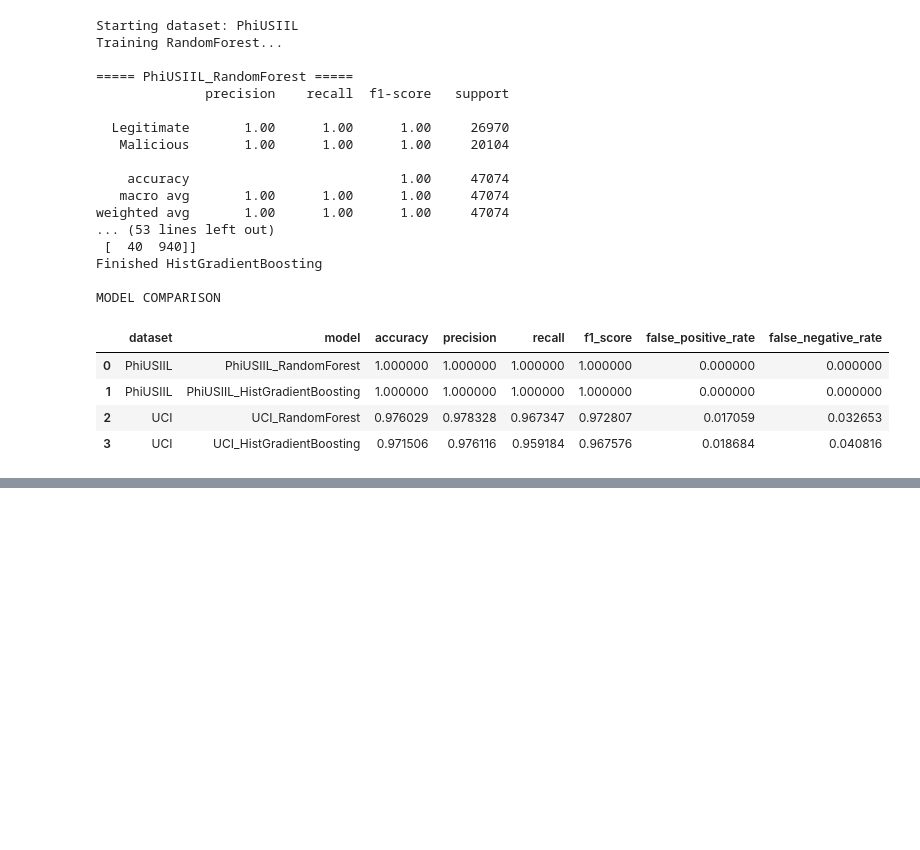
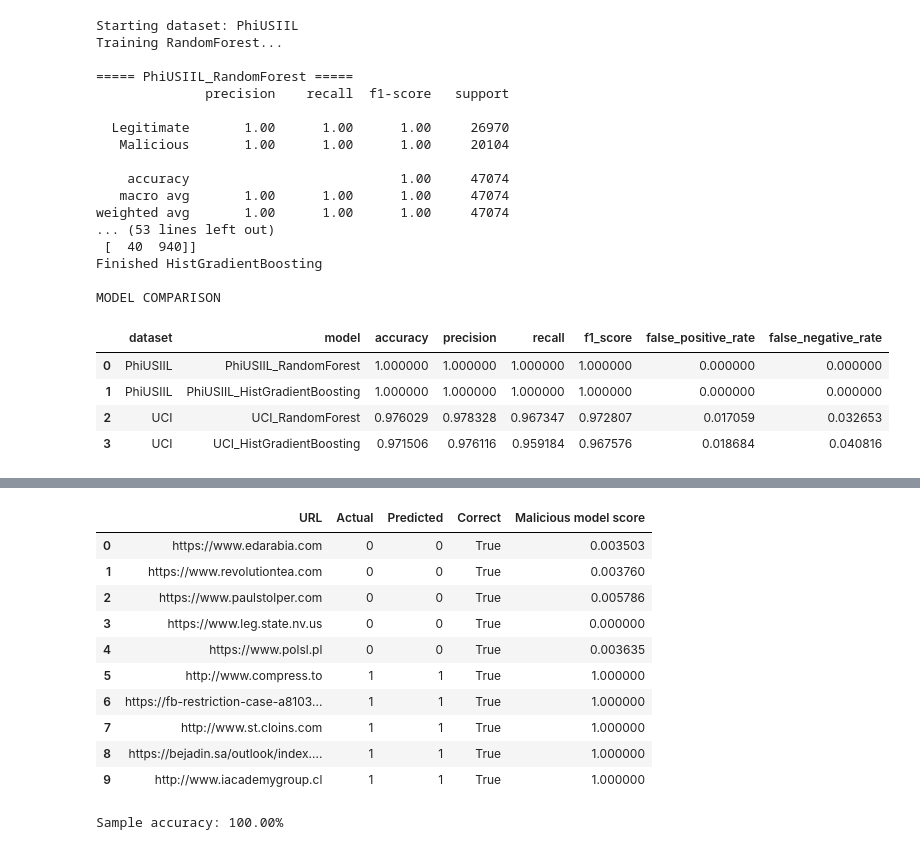
Before and after one commit to dinesha-06/CYBERGUARD, a Jupyter notebook: malicious_url/notebooks/03_model_training.ipynb, the cells around one changed output, grey strips where cells are left out. Drawn from its saved outputs; the diff is of its cells as text; code cells hidden in the pictures; blank space fills up the shorter version.

Commit message:
Add consistent malicious URL detection model

```diff
--- a/malicious_url/notebooks/03_model_training.ipynb
+++ b/malicious_url/notebooks/03_model_training.ipynb
@@ -249,0 +582,15 @@ MODEL COMPARISON
+# %%
+loaded_model = joblib.load(MODEL_PATH)
+
+with open(FEATURE_PATH, "r", encoding="utf-8") as f:
+    loaded_features = json.load(f)
+
+assert loaded_features == url_only_features
+
+test_row = X_test.iloc[[0]]
+prediction = loaded_model.predict(test_row)[0]
+
+print("Test URL:", work.loc[test_row.index[0], "URL"])
+print("Prediction:", "Malicious" if prediction == 1 else "Legitimate")
+print("True label:", "Malicious" if y_test.iloc[0] == 1 else "Legitimate")
+print("Reload verification: passed")
@@ -249,0 +704,45 @@ MODEL COMPARISON
+# %%
+import pandas as pd
+
+DATA_PATH = (
+    PROJECT_DIR / "malicious_url" / "data" /
+    "processed" / "phiusiil_clean.csv"
+)
+
+df = pd.read_csv(DATA_PATH)
+
+# Select 5 examples from each class.
+samples = pd.concat([
+    df[df["cyberguard_label"] == 0].sample(
+        n=5, random_state=10
+    ),
+    df[df["cyberguard_label"] == 1].sample(
+        n=5, random_state=10
+    )
+])
+
+test_results = []
+
+for _, row in samples.iterrows():
+    result = test_url(str(row["URL"]))
+
+    if result is not None:
+        actual = int(row["cyberguard_label"])
+
+        test_results.append({
+            "URL": row["URL"],
+            "Actual": actual,
+            "Predicted": result["prediction"],
+            "Correct": actual == result["prediction"],
+            "Malicious model score": result["malicious_score"]
+        })
+
+test_df = pd.DataFrame(test_results)
+display(test_df)
+
+if not test_df.empty:
+    print(
+        "Sample accuracy:",
+        f"{test_df['Correct'].mean():.2%}"
+    )
+# %% [output]
@@ -249,0 +766,12 @@ MODEL COMPARISON
+|  | URL | Actual | Predicted | Correct | Malicious model score |
+| 0 | https://www.edarabia.com | 0 | 0 | True | 0.003503 |
+| 1 | https://www.revolutiontea.com | 0 | 0 | True | 0.003760 |
+| 2 | https://www.paulstolper.com | 0 | 0 | True | 0.005786 |
+| 3 | https://www.leg.state.nv.us | 0 | 0 | True | 0.000000 |
+| 4 | https://www.polsl.pl | 0 | 0 | True | 0.003635 |
+| 5 | http://www.compress.to | 1 | 1 | True | 1.000000 |
+| 6 | https://fb-restriction-case-a8103... | 1 | 1 | True | 1.000000 |
+| 7 | http://www.st.cloins.com | 1 | 1 | True | 1.000000 |
+| 8 | https://bejadin.sa/outlook/index.... | 1 | 1 | True | 1.000000 |
+| 9 | http://www.iacademygroup.cl | 1 | 1 | True | 1.000000 |
+Sample accuracy: 100.00%
```
Also changed, not shown: parts of 11 cells of this notebook, 4 other files.
